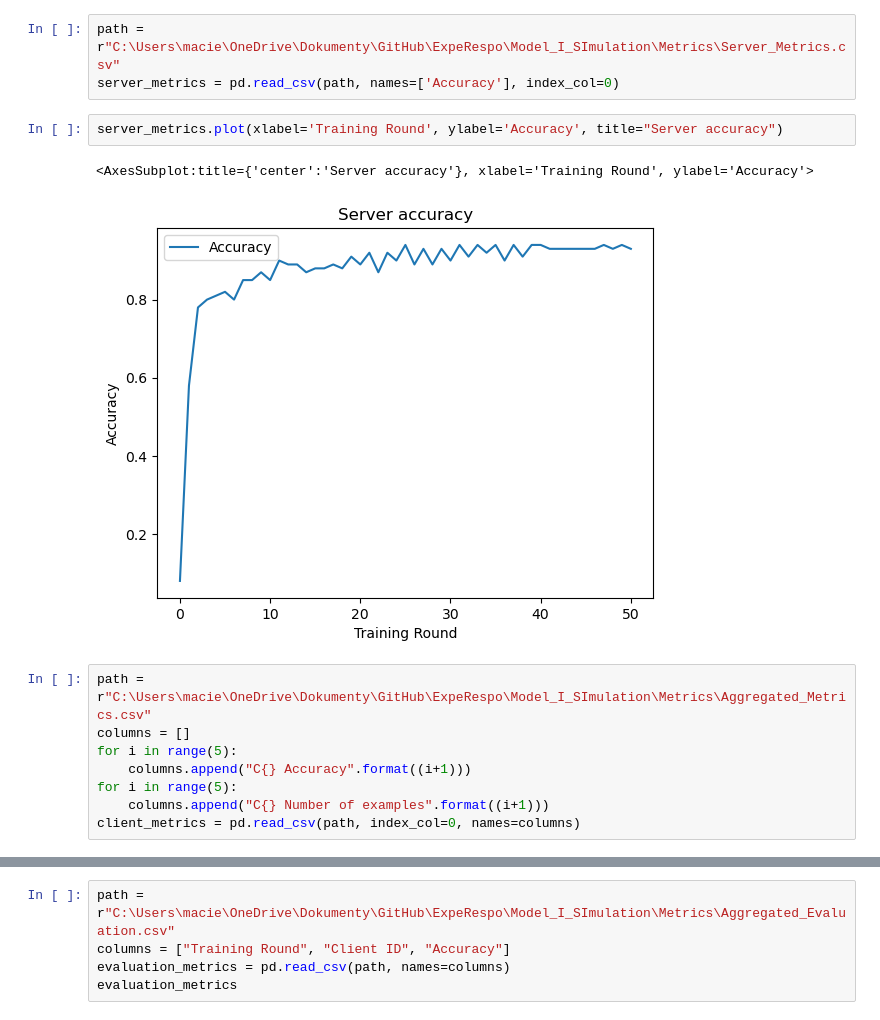
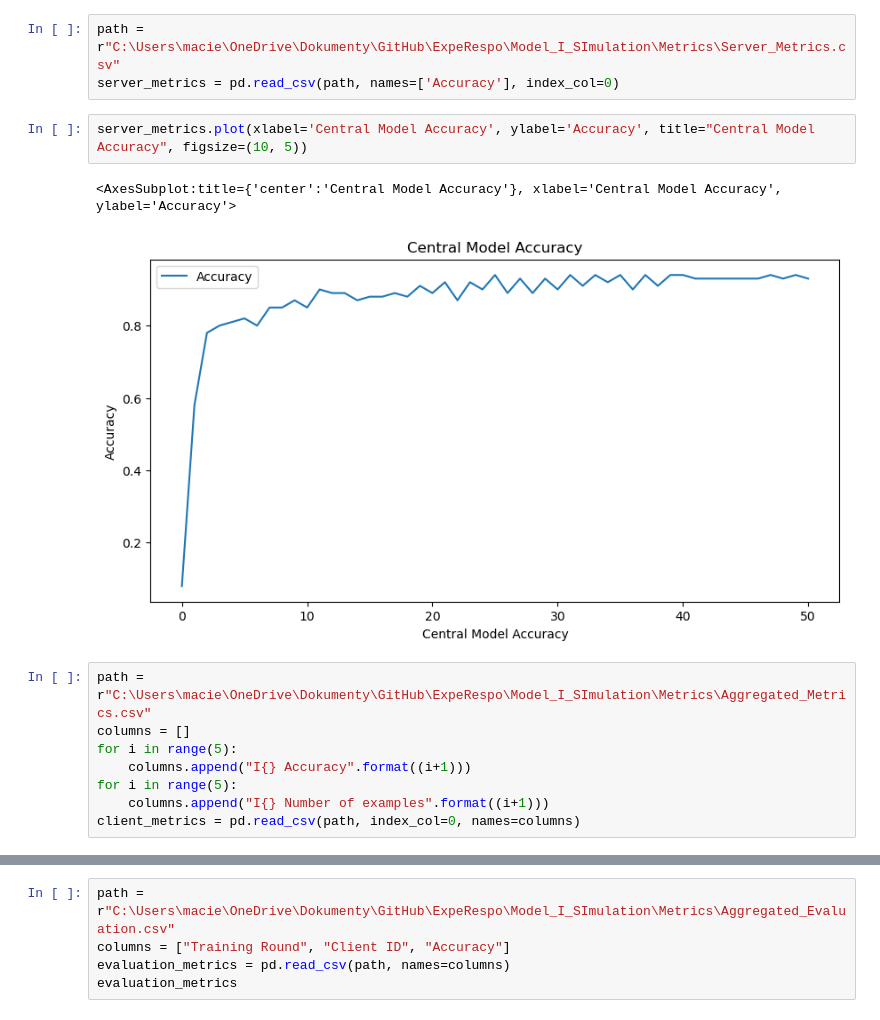
Before and after one commit to MKZuziak/ExpeRespo, a Jupyter notebook: Model_I_SImulation/Jupyter_Analysis/31.10.2022.ipynb, the cells around one changed output, grey strips where cells are left out. Saved outputs shown, nothing was run; the diff lists cells and outputs as text.

```diff
--- a/Model_I_SImulation/Jupyter_Analysis/31.10.2022.ipynb
+++ b/Model_I_SImulation/Jupyter_Analysis/31.10.2022.ipynb
@@ -7,16 +7,16 @@ import matplotlib.pyplot as plt
 path = r"C:\Users\macie\OneDrive\Dokumenty\GitHub\ExpeRespo\Model_I_SImulation\Metrics\Server_Metrics.csv"
 server_metrics = pd.read_csv(path, names=['Accuracy'], index_col=0)
 # %%
-server_metrics.plot(xlabel='Training Round', ylabel='Accuracy', title="Server accuracy")
+server_metrics.plot(xlabel='Central Model Accuracy', ylabel='Accuracy', title="Central Model Accuracy", figsize=(10, 5))
 # %% [output]
-<AxesSubplot:title={'center':'Server accuracy'}, xlabel='Training Round', ylabel='Accuracy'>
+<AxesSubplot:title={'center':'Central Model Accuracy'}, xlabel='Central Model Accuracy', ylabel='Accuracy'>
-[figure, old version]
+[figure, new version]
 # %%
 path = r"C:\Users\macie\OneDrive\Dokumenty\GitHub\ExpeRespo\Model_I_SImulation\Metrics\Aggregated_Metrics.csv"
 columns = []
 for i in range(5):
-    columns.append("C{} Accuracy".format((i+1)))
+    columns.append("I{} Accuracy".format((i+1)))
 for i in range(5):
-    columns.append("C{} Number of examples".format((i+1)))
+    columns.append("I{} Number of examples".format((i+1)))
 client_metrics = pd.read_csv(path, index_col=0, names=columns)
 # %%
```
Also changed, not shown: parts of 13 cells of this notebook.
